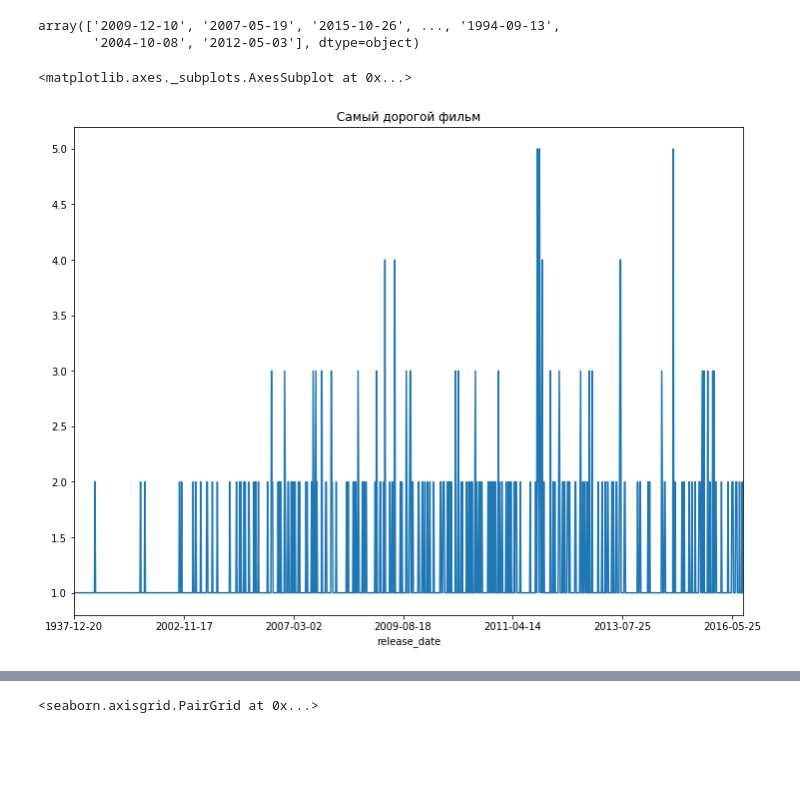
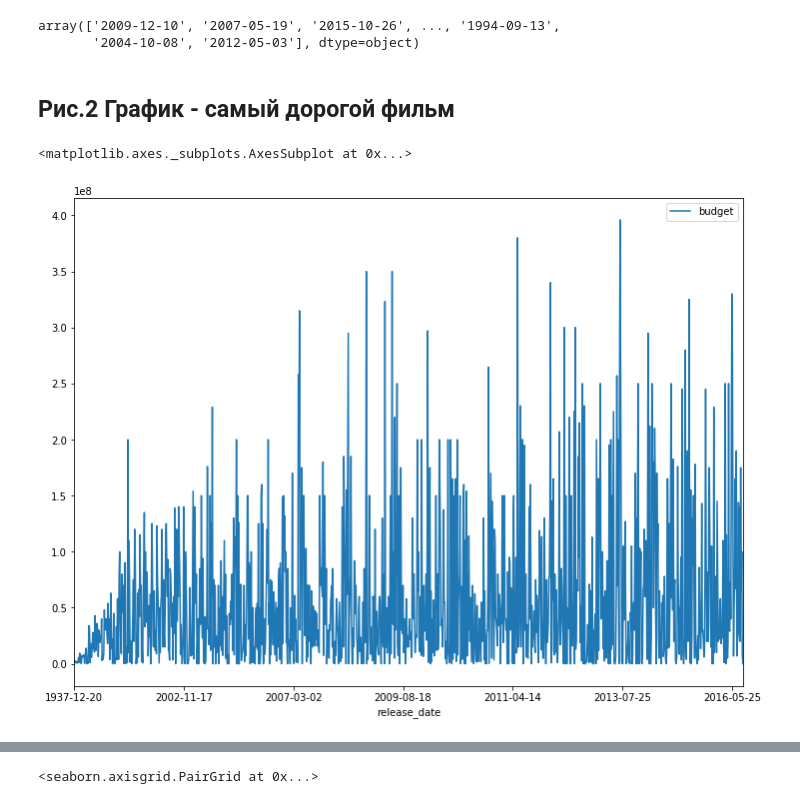
Before and after one commit to vlad98rus/-netology_pyda, a Jupyter notebook: pyda-10-hw_v1.ipynb, the cells around one changed output, grey strips where cells are left out. Saved outputs shown, nothing was run; the diff lists cells and outputs as text; code cells hidden in the pictures; blank space fills up the shorter version.

```diff
--- a/pyda-10-hw_v1.ipynb
+++ b/pyda-10-hw_v1.ipynb
@@ -75,12 +77,10 @@ df.release_date.unique()
 # %% [output]
 array(['2009-12-10', '2007-05-19', '2015-10-26', ..., '1994-09-13',
        '2004-10-08', '2012-05-03'], dtype=object)
-# %%
-(
-    df.groupby('release_date')
-    .size()
-    .plot(title='Самый дорогой фильм')
-)
-# %% [output]
-<matplotlib.axes._subplots.AxesSubplot at 0x...>
-[figure, removed]
+# %% [markdown]
+## Рис.2  График - самый дорогой фильм
+# %%
+df1.plot()
+# %% [output]
+<matplotlib.axes._subplots.AxesSubplot at 0x...>
+[figure, added]
```
Also changed, not shown: parts of 7 cells of this notebook.
